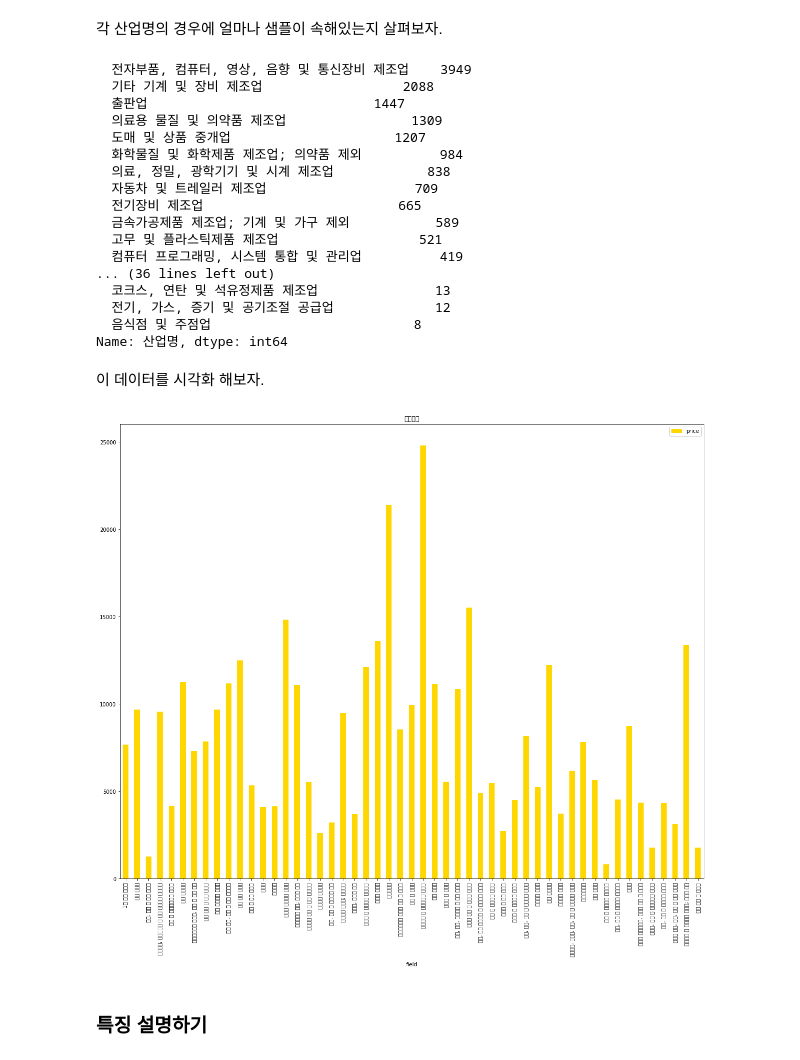
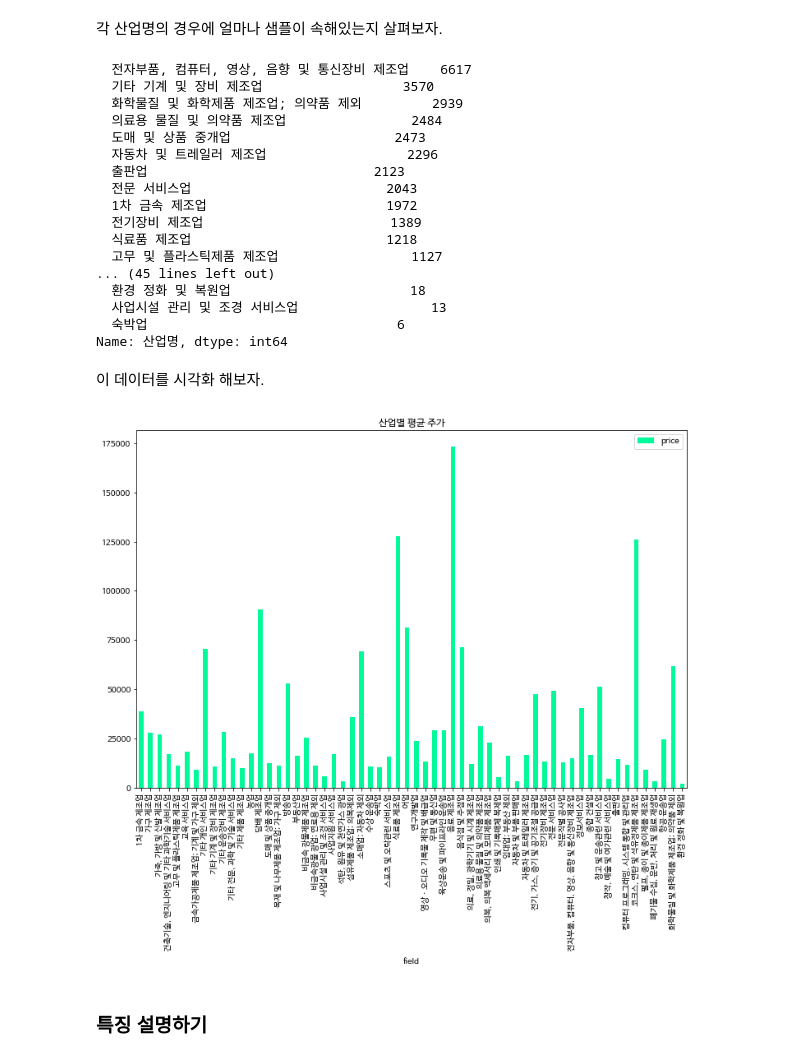
Before and after one commit to unsolvedproblem/library, a Jupyter notebook: Project/DB 프로젝트 최종.ipynb, the cells around one changed output. Cells and saved outputs as stored; diff of their text form; code cells hidden in the pictures.

```diff
--- a/Project/DB 프로젝트 최종.ipynb
+++ b/Project/DB 프로젝트 최종.ipynb
@@ -17,12 +17,12 @@ np.random.seed(42) ##랜덤시드
 matplotlib.rc('font', family='NanumBarunGothic') ##matplotlib 한글을 위해
 plt.rcParams['axes.unicode_minus'] = False ##한글을 위해
 # %%
-data = pd.read_csv('datasets//DB//DB_data.csv', engine='python')
+DATA = pd.read_csv('datasets//DB//DB_data.csv', engine='python')
 # %% [markdown]
 # 기업규모명
 
 우리가 예측하고 싶은 대상은 중소기업이므로 중소기업만 관찰한다.
 # %%
-data = data[data["기업규모명"] == '중소기업']
+data = DATA[DATA["기업규모명"] == '중소기업']
 data["산술평균"].describe()
 # %% [output]
@@ -38,6 +38,6 @@ Name: 산술평균, dtype: float64
 # %% [markdown]
 우리의 타겟값인 산술평균의 경우 평균은 8000이지만 최댓값은 604000이다. 주어진 데이터에 이상치가 많다고 판단되어 산술평균이 15000 이내의 데이터만 사용하도록 한다.
 # %%
-data = data[data["산술평균"] < 150000]
+data = data[data["산술평균"] > 100000]
 data["산술평균"].describe()
 # %% [output]
@@ -52 +52,4 @@ max      149179.000000
 Name: 산술평균, dtype: float64
+# %%
+data = data[-(data["산술평균"].isnull())]
+data.info()
@@ -193,34 +230,34 @@ memory usage: 6.1+ MB
 # %%
 data["산업명"].value_counts()
 # %% [output]
-  전자부품, 컴퓨터, 영상, 음향 및 통신장비 제조업    3949
-  기타 기계 및 장비 제조업                  2088
-  출판업                             1447
-  의료용 물질 및 의약품 제조업                1309
-  도매 및 상품 중개업                     1207
-  화학물질 및 화학제품 제조업; 의약품 제외          984
-  의료, 정밀, 광학기기 및 시계 제조업            838
-  자동차 및 트레일러 제조업                   709
-  전기장비 제조업                         665
-  금속가공제품 제조업; 기계 및 가구 제외           589
-  고무 및 플라스틱제품 제조업                  521
-  컴퓨터 프로그래밍, 시스템 통합 및 관리업          419
-... (36 lines left out)
-  코크스, 연탄 및 석유정제품 제조업               13
-  전기, 가스, 증기 및 공기조절 공급업             12
-  음식점 및 주점업                          8
+  전자부품, 컴퓨터, 영상, 음향 및 통신장비 제조업    6617
+  기타 기계 및 장비 제조업                  3570
+  화학물질 및 화학제품 제조업; 의약품 제외         2939
+  의료용 물질 및 의약품 제조업                2484
+  도매 및 상품 중개업                     2473
+  자동차 및 트레일러 제조업                  2296
+  출판업                             2123
+  전문 서비스업                         2043
+  1차 금속 제조업                       1972
+  전기장비 제조업                        1389
+  식료품 제조업                         1218
+  고무 및 플라스틱제품 제조업                 1127
+... (45 lines left out)
+  환경 정화 및 복원업                       18
+  사업시설 관리 및 조경 서비스업                 13
+  숙박업                                6
 Name: 산업명, dtype: int64
 # %% [markdown]
 이 데이터를 시각화 해보자.
 # %%
 tmp = data[["산업명","산술평균"]].copy()
 tmp.columns = ["field", "price"]
 
-tmp.groupby(['field']).mean().plot.bar(figsize=(20,16), color='gold')
-plt.title('몰로하징')
+tmp.groupby(['field']).mean().plot.bar(figsize=(12,8), color='mediumspringgreen')
+plt.title('산업별 평균 주가')
 plt.show()
 # %% [output]
-[figure, old version]
+[figure, new version]
 # %% [markdown]
 ### 특징 설명하기
 # %% [markdown]
```
Also changed, not shown: parts of 109 cells of this notebook.
